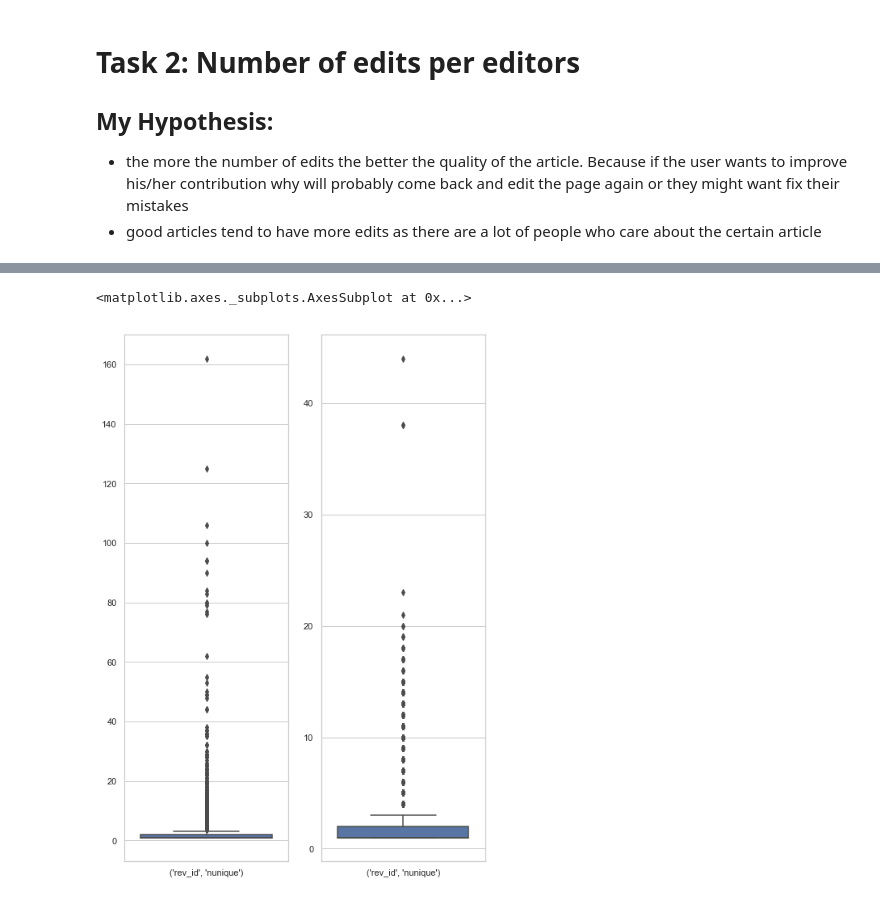
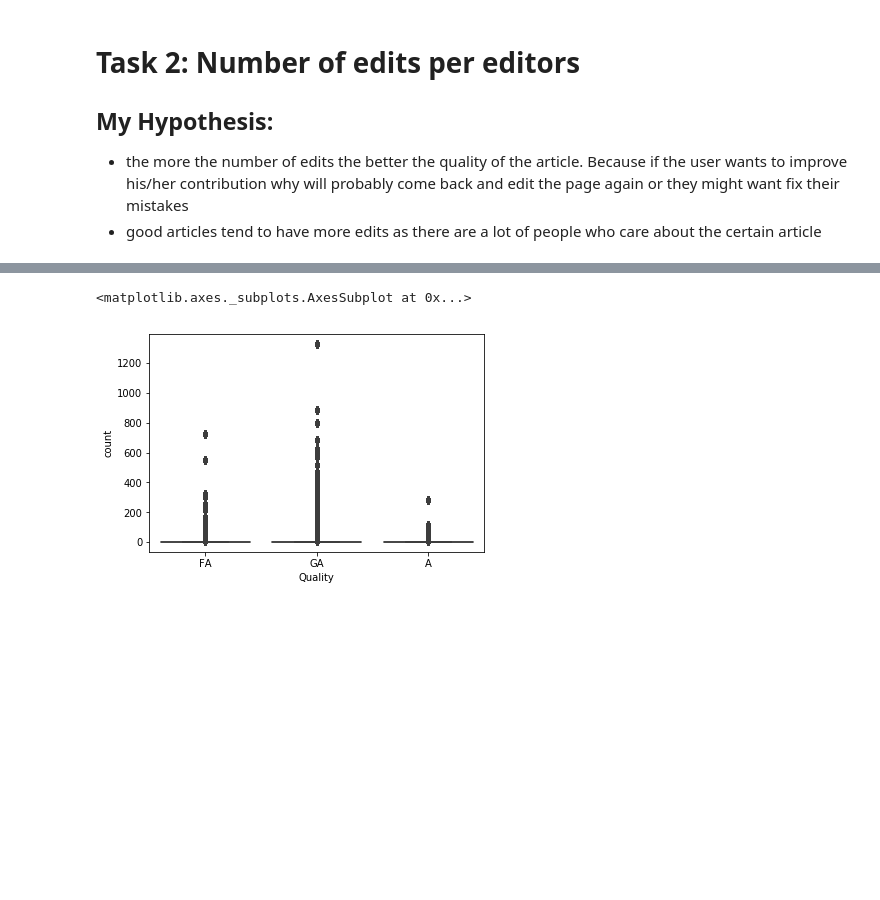
Before and after one commit to abaikara/social_computing_analysis-, a Jupyter notebook: sc.ipynb, the cells around one changed output, grey strips where cells are left out. Cells and saved outputs as stored; diff of their text form; code cells hidden in the pictures; blank space fills up the shorter version.

```diff
--- a/sc.ipynb
+++ b/sc.ipynb
@@ -246,0 +237,4 @@ sc_good.head()
+# %%
+task2_good = sc_good.groupby(["Article","user"])["rev_id"].nunique().reset_index(name="count")
+task2_good = pd.merge(task2_good, sc_good[['Article', 'Quality']], on='Article')
+task2_good.drop_duplicates()
@@ -247,4 +272,4 @@ sc_good.head()
 # %%
-task2_good = sc_good.groupby(['Article','user']).agg({'rev_id': ['nunique']})
-task2_good.describe()
+task2_bad = sc_bad.groupby(["Article","user"])["rev_id"].nunique().reset_index(name="count")
+task2_bad.describe()
 # %% [output]
@@ -286,8 +285,9 @@ task2_bad.describe()
 # %%
-f, axes = plt.subplots(1, 2)
-sb.set(style="whitegrid")
-sb.boxplot( x=data=task2_good,   ax=axes[0])
-sb.boxplot( data=task2_bad,  ax=axes[1])
+# f, axes = plt.subplots(1, 2)
+# sb.set(style="whitegrid")
+# sb.boxplot( x=data=task2_good,   ax=axes[0])
+# sb.boxplot( data=task2_bad,  ax=axes[1])
+sb.boxplot( y='count', x='Quality', data=task2_good)
 # %% [output]
 <matplotlib.axes._subplots.AxesSubplot at 0x...>
-[figure, old version]
+[figure, new version]
```
Also changed, not shown: parts of 83 cells of this notebook.
